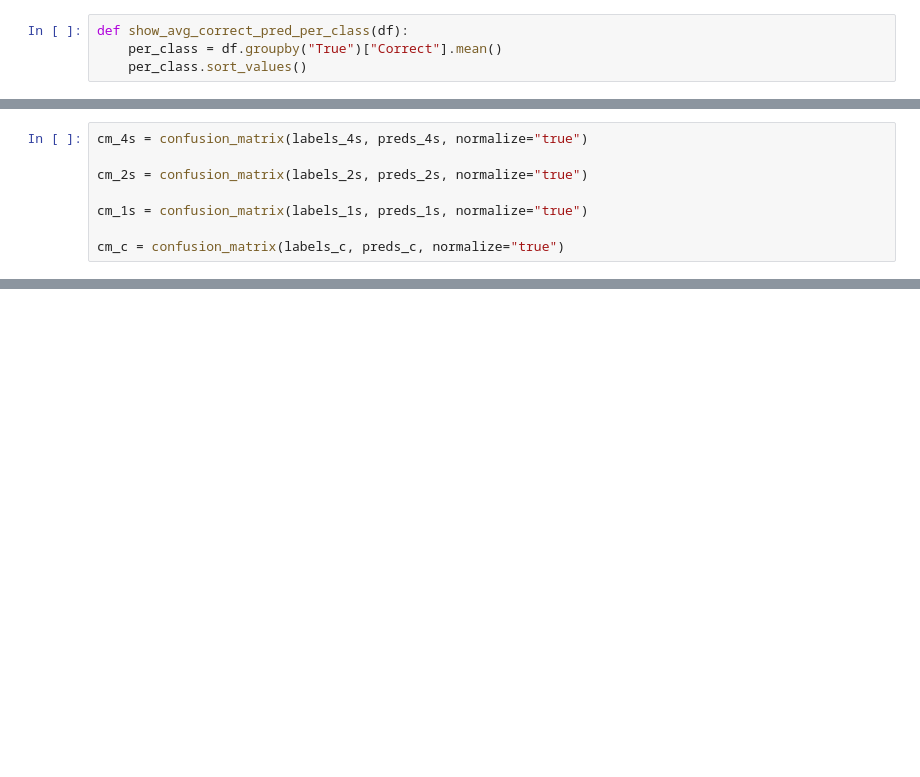
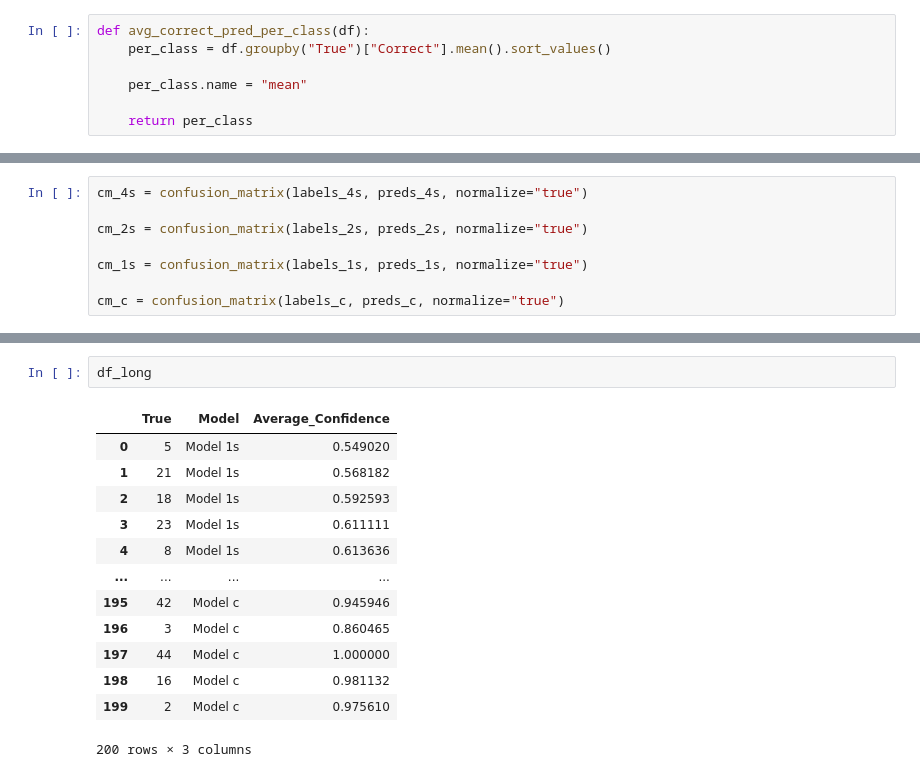
Before and after one commit to Yi-Shan-lin/Speaker-Recognition-using-ResNet-Embeddings, a Jupyter notebook: evaluations/eval_comparison.ipynb, the cells around one changed output, grey strips where cells are left out. Saved outputs shown, nothing was run; the diff lists cells and outputs as text; blank space fills up the shorter version.

```diff
--- a/evaluations/eval_comparison.ipynb
+++ b/evaluations/eval_comparison.ipynb
@@ -38,7 +41,10 @@ def show_highest_confidence_false_pred(df):
 # %%
-def show_avg_correct_pred_per_class(df):
-    per_class = df.groupby("True")["Correct"].mean()
-    per_class.sort_values()
+def avg_correct_pred_per_class(df):
+    per_class = df.groupby("True")["Correct"].mean().sort_values()
+
+    per_class.name = "mean"
+
+    return per_class
 # %%
 def plot_confidence_histogram(df):
     plt.hist(df[df.Correct]["Confidence"],
@@ -93,0 +116,16 @@ metrics_4s = pd.DataFrame{
+# %%
+df_long
+# %% [output]
+|  | True | Model | Average_Confidence |
+| 0 | 5 | Model 1s | 0.549020 |
+| 1 | 21 | Model 1s | 0.568182 |
+| 2 | 18 | Model 1s | 0.592593 |
+| 3 | 23 | Model 1s | 0.611111 |
+| 4 | 8 | Model 1s | 0.613636 |
+| ... | ... | ... | ... |
+| 195 | 42 | Model c | 0.945946 |
+| 196 | 3 | Model c | 0.860465 |
+| 197 | 44 | Model c | 1.000000 |
+| 198 | 16 | Model c | 0.981132 |
+| 199 | 2 | Model c | 0.975610 |
+200 rows × 3 columns
```
Also changed, not shown: parts of 9 cells of this notebook.
